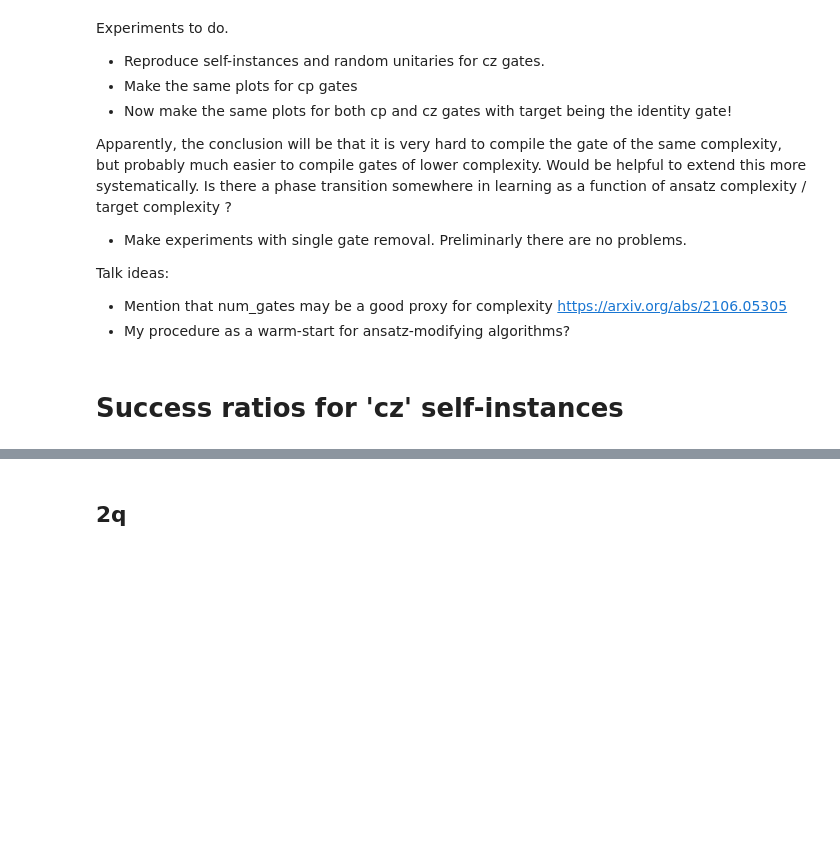
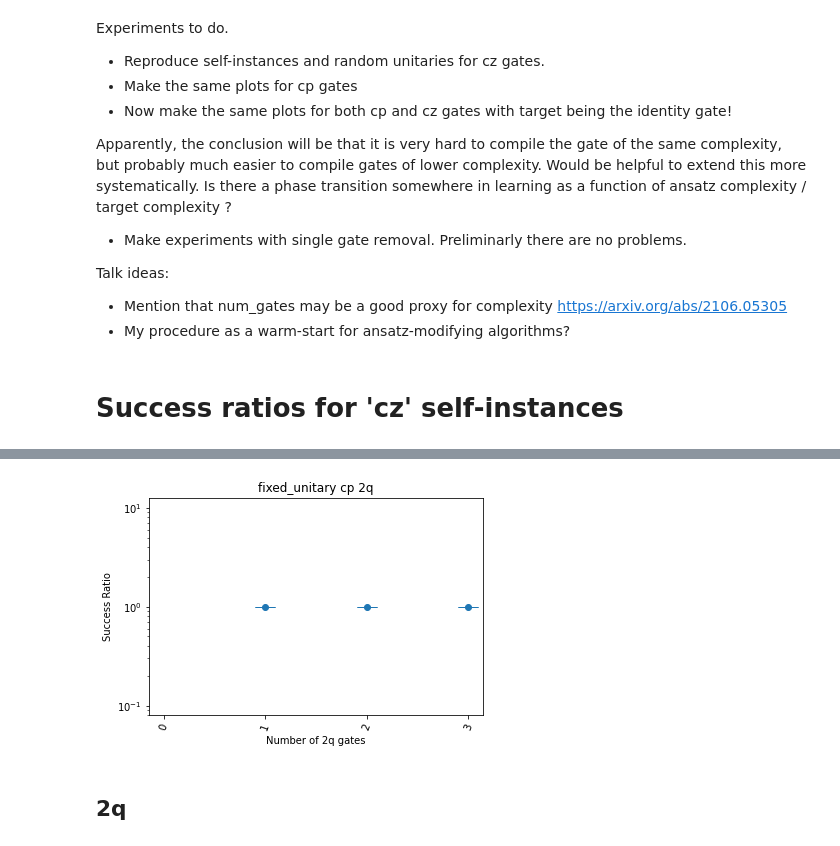
Before and after one commit to idnm/quantum_traps, a Jupyter notebook: experiments.ipynb, the cells around one changed output, grey strips where cells are left out. Cells and saved outputs as stored; diff of their text form; code cells hidden in the pictures; blank space fills up the shorter version.

```diff
--- a/experiments.ipynb
+++ b/experiments.ipynb
@@ -32,0 +47,16 @@ Talk ideas:
+# %%
+# u_target = jnp.identity(4)
+# u_target = jnp.identity(4)
+
+for ansataz
+options = ExperimentOptions(
+    target_type='fixed_unitary',
+    ansatz_type='cp',
+    num_qubits=3,
+    gate_counts=range(4),
+    num_samples=100,
+    num_targets=1,
+    fixed_unitary=jnp.identity(2**3))
+
+experiment = Experiment(options, 'id_test')
+experiment.run()
@@ -33,3 +65,7 @@ Talk ideas:
+# %%
+experiment.plot_success_ratios(min_loss=-1e-6)
+# %% [output]
+[figure, added]
 # %% [markdown]
 ## 2q
 # %%
```
Also changed, not shown: parts of 4 cells of this notebook, 1 other file.
